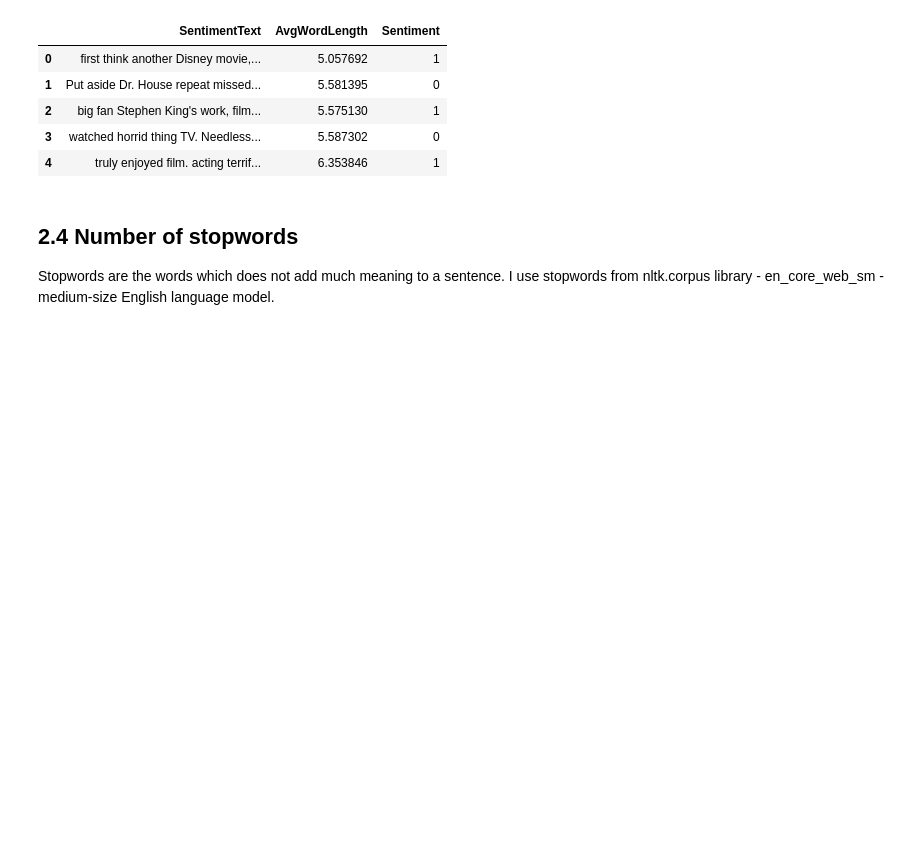
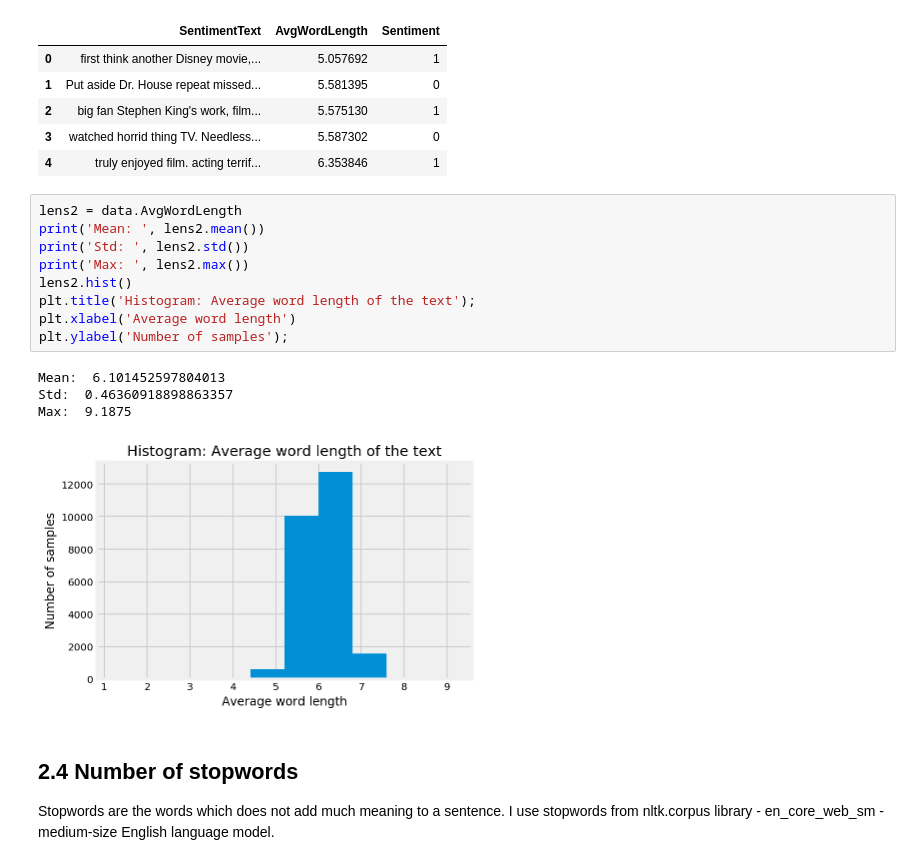
Before and after one commit to Mjauu/text-mining, a Jupyter notebook: sentiment-analysis.ipynb, the cells around one changed output. Saved outputs shown, nothing was run; the diff lists cells and outputs as text; blank space fills up the shorter version.

```diff
--- a/sentiment-analysis.ipynb
+++ b/sentiment-analysis.ipynb
@@ -217,6 +211,20 @@ data[['SentimentText','AvgWordLength','Sentiment']].head()
 | 2 | big fan Stephen King's work, film... | 5.575130 | 1 |
 | 3 | watched horrid thing TV. Needless... | 5.587302 | 0 |
 | 4 | truly enjoyed film. acting terrif... | 6.353846 | 1 |
+# %%
+lens2 = data.AvgWordLength
+print('Mean: ', lens2.mean())
+print('Std: ', lens2.std())
+print('Max: ', lens2.max())
+lens2.hist()
+plt.title('Histogram: Average word length of the text');
+plt.xlabel('Average word length')
+plt.ylabel('Number of samples');
+# %% [output]
+Mean:  6.101452597804013
+Std:  0.46360918898863357
+Max:  9.1875
+[figure, added]
 # %% [markdown]
 ## 2.4 Number of stopwords
 Stopwords are the words which does not add much meaning to a sentence. I use stopwords from nltk.corpus library - en_core_web_sm - medium-size English language model.
```
Also changed, not shown: parts of 62 cells of this notebook.
